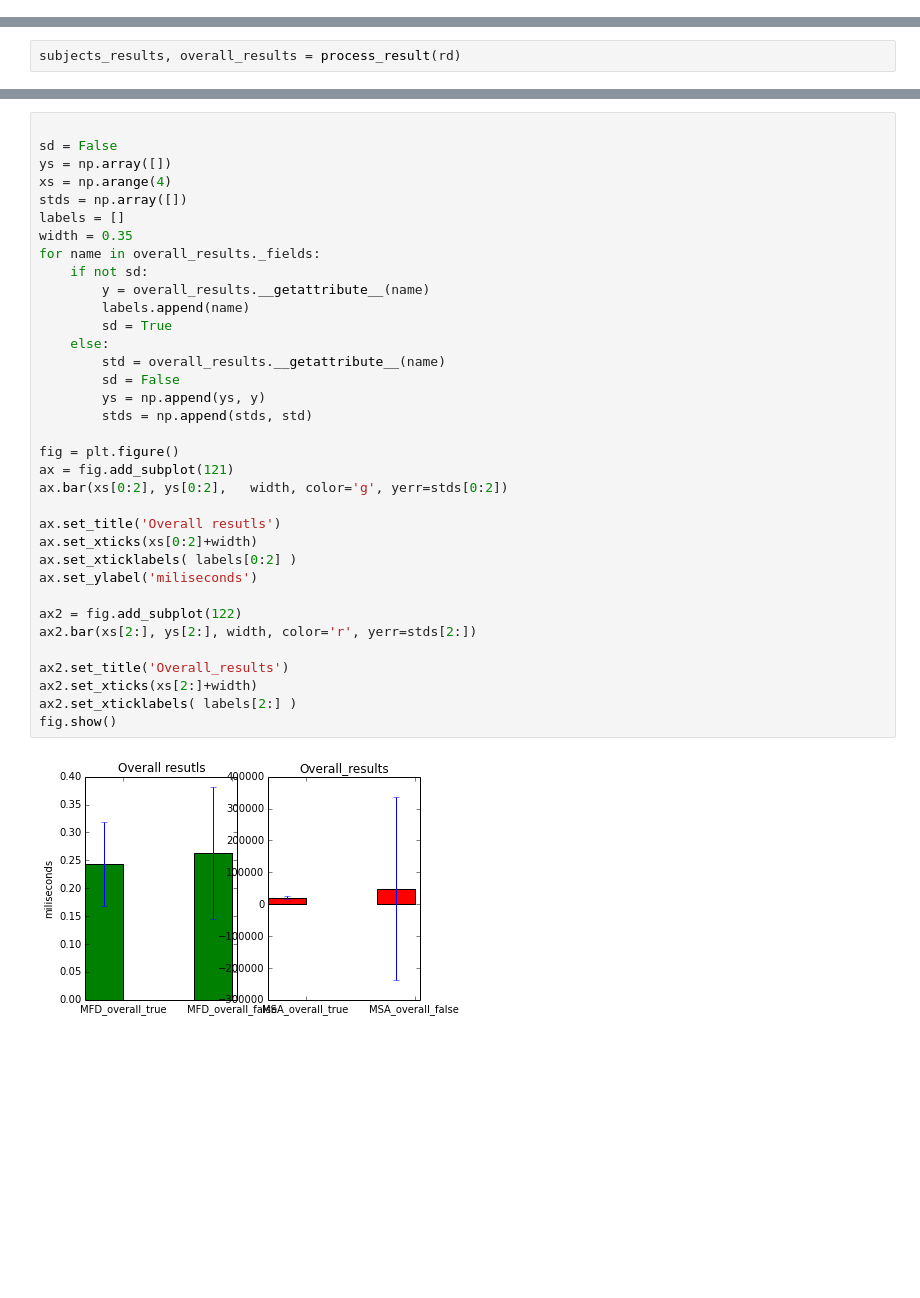
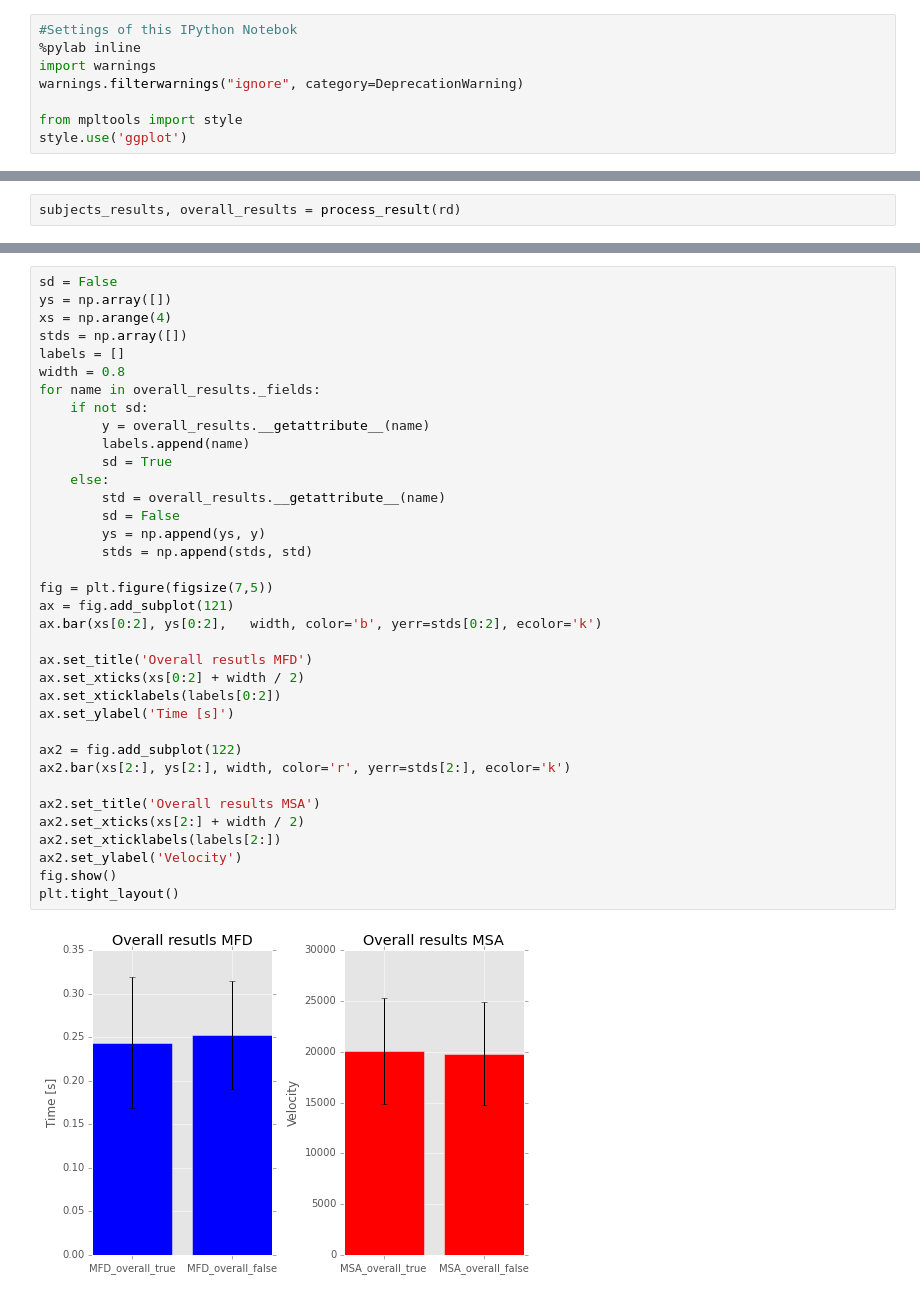
Before and after one commit to Artimi/eyetracking, a Jupyter notebook: Eye tracking.ipynb, the cells around one changed output, grey strips where cells are left out. Saved outputs shown, nothing was run; the diff lists cells and outputs as text; blank space fills up the shorter version.

```diff
--- a/Eye tracking.ipynb
+++ b/Eye tracking.ipynb
@@ -10,0 +1,8 @@ warnings.filterwarnings("ignore", category=DeprecationWarning)
+# %%
+#Settings of this IPython Notebok
+%pylab inline
+import warnings
+warnings.filterwarnings("ignore", category=DeprecationWarning)
+
+from mpltools import style
+style.use('ggplot')
@@ -252,37 +391,38 @@ for subject_result in subjects_results:
 # %%
-
 sd = False
 ys = np.array([])
 xs = np.arange(4)
 stds = np.array([])
 labels = []
-width = 0.35
+width = 0.8
 for name in overall_results._fields:
     if not sd:
         y = overall_results.__getattribute__(name)
         labels.append(name)
         sd = True
     else:
         std = overall_results.__getattribute__(name)
         sd = False
         ys = np.append(ys, y)
         stds = np.append(stds, std)
 
-fig = plt.figure()
+fig = plt.figure(figsize(7,5))
 ax = fig.add_subplot(121)
-ax.bar(xs[0:2], ys[0:2],   width, color='g', yerr=stds[0:2])
+ax.bar(xs[0:2], ys[0:2],   width, color='b', yerr=stds[0:2], ecolor='k')
 
-ax.set_title('Overall resutls')
-ax.set_xticks(xs[0:2]+width)
-ax.set_xticklabels( labels[0:2] )
-ax.set_ylabel('miliseconds')
+ax.set_title('Overall resutls MFD')
+ax.set_xticks(xs[0:2] + width / 2)
+ax.set_xticklabels(labels[0:2])
+ax.set_ylabel('Time [s]')
 
 ax2 = fig.add_subplot(122)
-ax2.bar(xs[2:], ys[2:], width, color='r', yerr=stds[2:])
+ax2.bar(xs[2:], ys[2:], width, color='r', yerr=stds[2:], ecolor='k')
 
-ax2.set_title('Overall_results')
-ax2.set_xticks(xs[2:]+width)
-ax2.set_xticklabels( labels[2:] )
+ax2.set_title('Overall results MSA')
+ax2.set_xticks(xs[2:] + width / 2)
+ax2.set_xticklabels(labels[2:])
+ax2.set_ylabel('Velocity')
 fig.show()
+plt.tight_layout()
 # %% [output]
-[figure, old version]
+[figure, new version]
```
Also changed, not shown: parts of 34 cells of this notebook.
